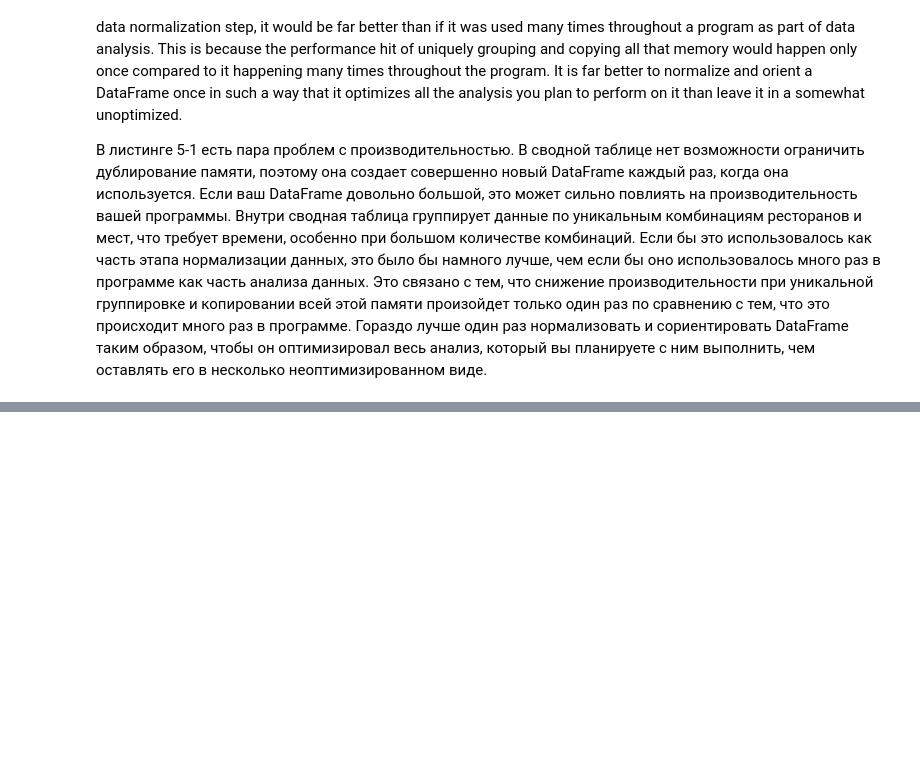
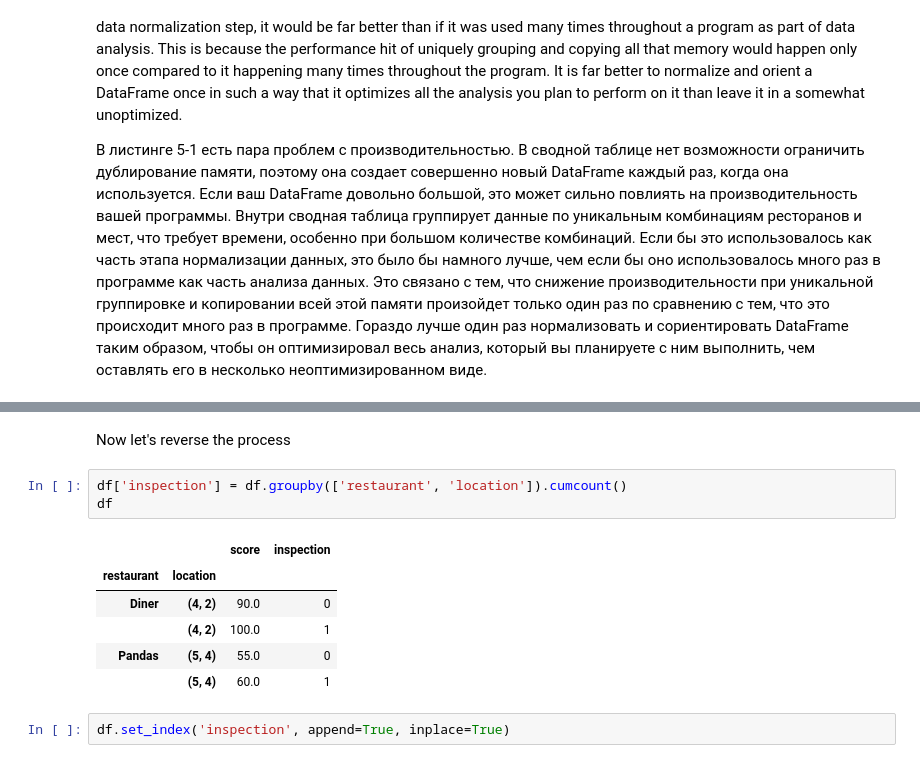
Before and after one commit to 1mmo/data-analysis-handbook, a Jupyter notebook: handbook/Working with data/Pandas.ipynb, the cells around one changed output, grey strips where cells are left out. Cells and saved outputs as stored; diff of their text form; blank space fills up the shorter version.

```diff
--- a/handbook/Working with data/Pandas.ipynb
+++ b/handbook/Working with data/Pandas.ipynb
@@ -2720,0 +2774,14 @@ There are a couple performance issues in Listing 5-1. Pivot table does not have
+# %% [markdown]
+Now let's reverse the process
+# %%
+df['inspection'] = df.groupby(['restaurant', 'location']).cumcount()
+df
+# %% [output]
+|  |  | score | inspection |
+| restaurant | location |  |  |
+| Diner | (4, 2) | 90.0 | 0 |
+|  | (4, 2) | 100.0 | 1 |
+| Pandas | (5, 4) | 55.0 | 0 |
+|  | (5, 4) | 60.0 | 1 |
+# %%
+df.set_index('inspection', append=True, inplace=True)
```
Also changed, not shown: parts of 14 cells of this notebook.
